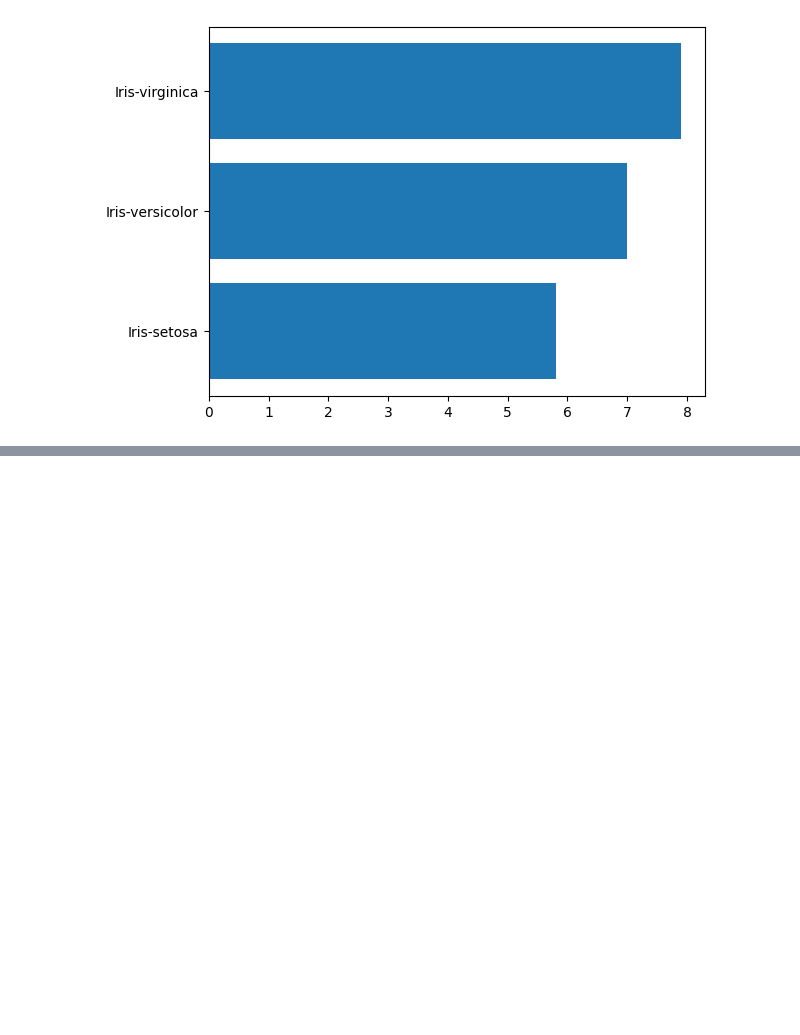
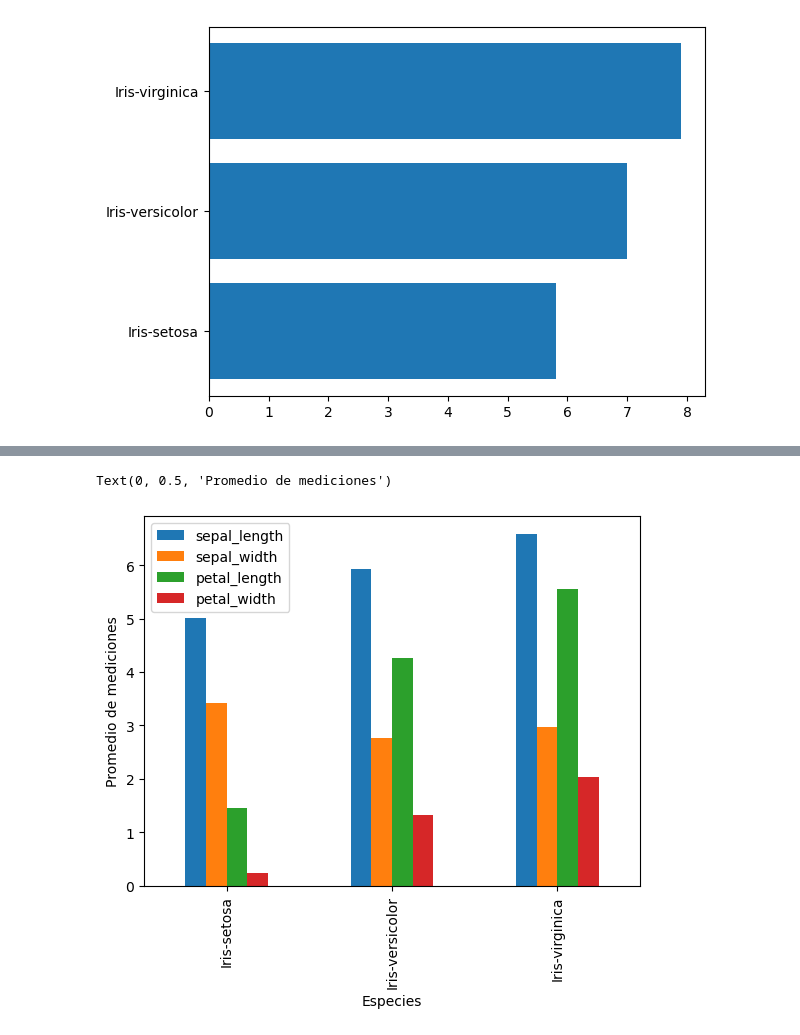
Before and after one commit to CabHug/Portfolio, a Jupyter notebook: Practicas/Visualizacion/Practica_visualizacion.ipynb, the cells around one changed output, grey strips where cells are left out. Drawn from its saved outputs; the diff is of its cells as text; code cells hidden in the pictures; blank space fills up the shorter version.

```diff
--- a/Practicas/Visualizacion/Practica_visualizacion.ipynb
+++ b/Practicas/Visualizacion/Practica_visualizacion.ipynb
@@ -119,0 +158,8 @@ plt.barh(iris['species'], iris['sepal_length'])
+# %%
+iris.groupby('species').mean().plot(kind='bar')
+
+plt.xlabel('Especies')
+plt.ylabel('Promedio de mediciones')
+# %% [output]
+Text(0, 0.5, 'Promedio de mediciones')
+[figure, added]
```
Also changed, not shown: parts of 10 cells of this notebook.
